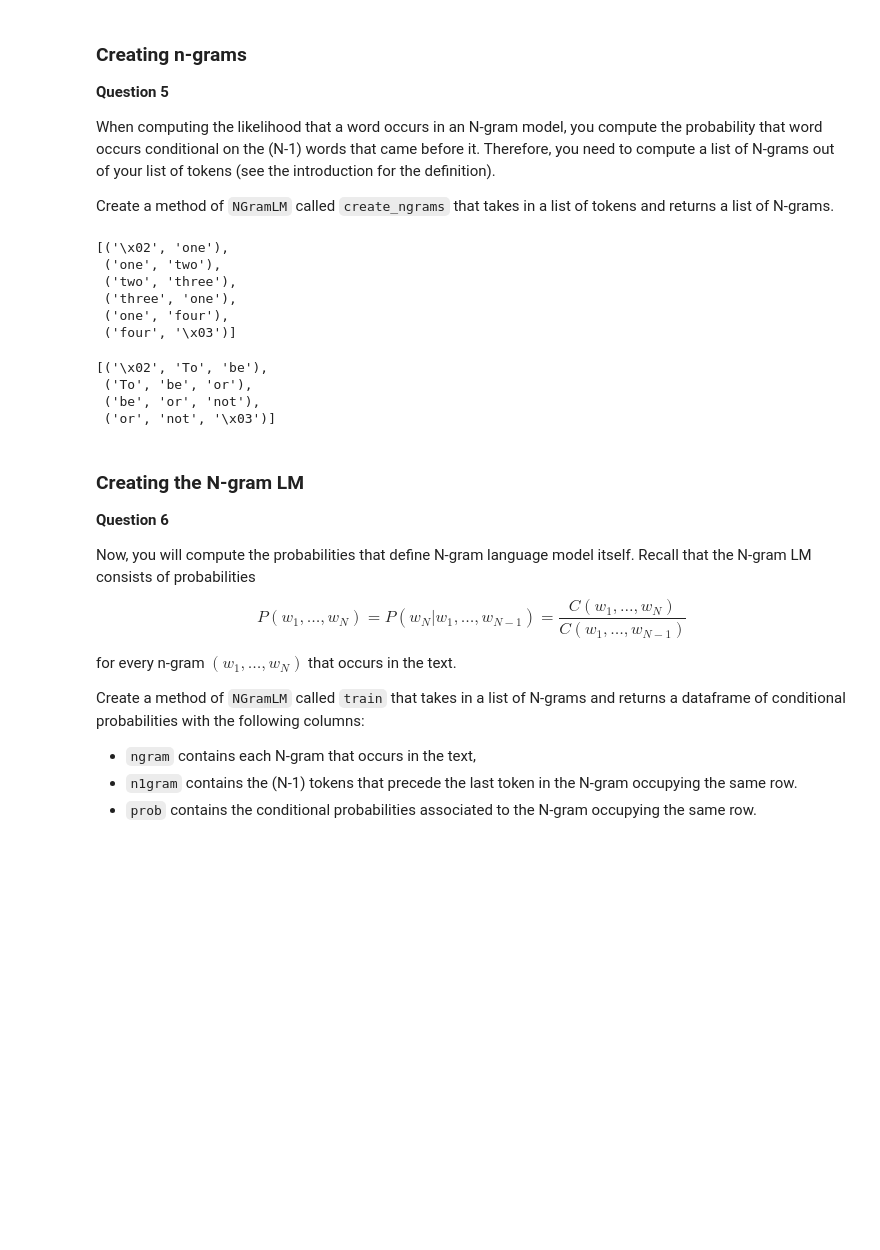
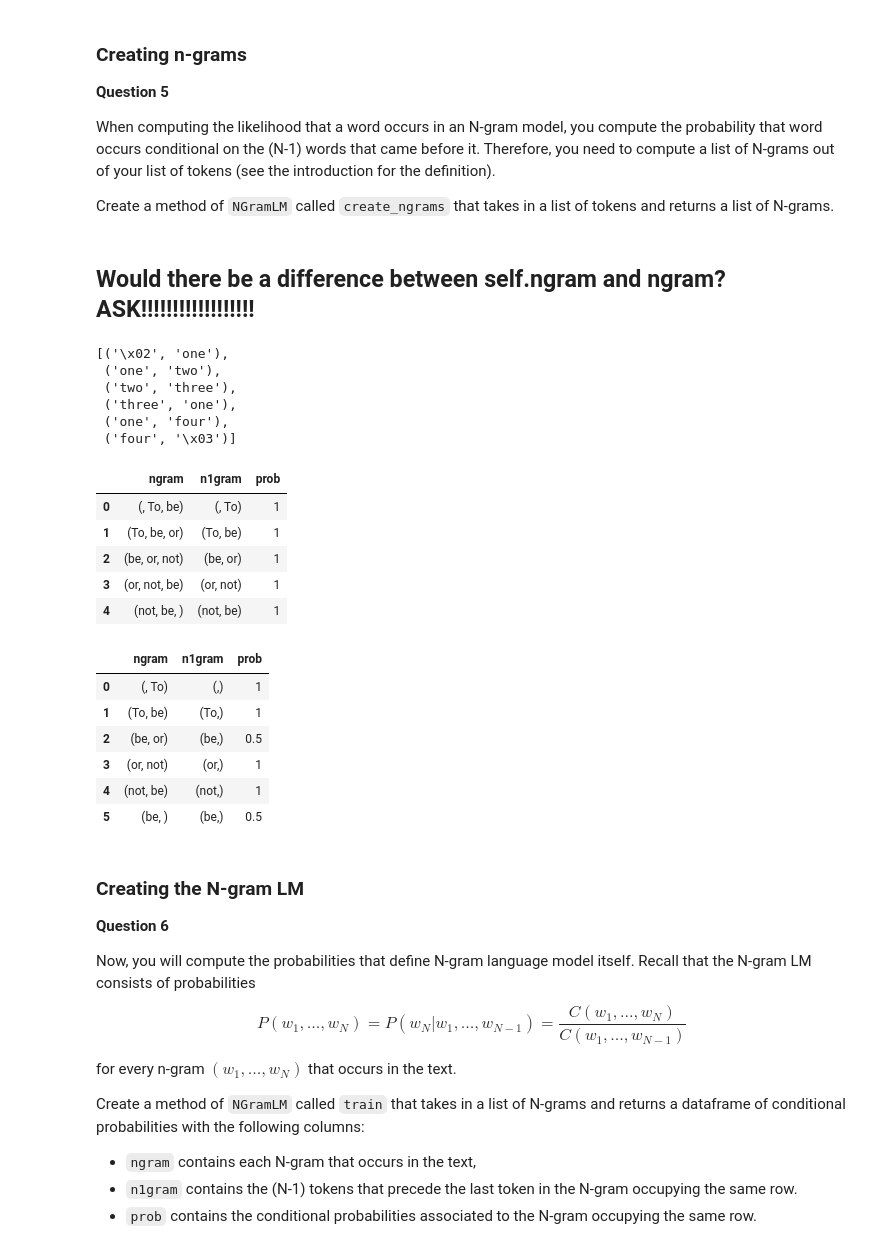
Before and after one commit to AECassAWei/dsc80-wi20, a Jupyter notebook: projects/project04/project04.ipynb, the cells around one changed output. Cells and saved outputs as stored; diff of their text form; code cells hidden in the pictures; blank space fills up the shorter version.

```diff
--- a/projects/project04/project04.ipynb
+++ b/projects/project04/project04.ipynb
@@ -588,6 +597,8 @@ The `NGramLM` class contains a few extra methods and attributes beyond those of
 When computing the likelihood that a word occurs in an N-gram model, you compute the probability that word occurs conditional on the (N-1) words that came before it. Therefore, you need to compute a list of N-grams out of your list of tokens (see the introduction for the definition).
 
 Create a method of `NGramLM` called `create_ngrams` that takes in a list of tokens and returns a list of N-grams.
+# %% [markdown]
+## Would there be a difference between self.ngram and ngram?  ASK!!!!!!!!!!!!!!!!!!
 # %%
 class NGramLM(object):
 
@@ -726,14 +777,27 @@ out
  ('one', 'four'),
  ('four', '\x03')]
 # %%
-tokens = tuple('\x02 To be or not \x03'.split())
+tokens = tuple('\x02 To be or not be \x03'.split())
 trigrams = NGramLM(3, tokens)
 trigrams.ngrams
+trigrams.mdl
 # %% [output]
-[('\x02', 'To', 'be'),
- ('To', 'be', 'or'),
- ('be', 'or', 'not'),
- ('or', 'not', '\x03')]
+|  | ngram | n1gram | prob |
+| 0 | (, To, be) | (, To) | 1 |
+| 1 | (To, be, or) | (To, be) | 1 |
+| 2 | (be, or, not) | (be, or) | 1 |
+| 3 | (or, not, be) | (or, not) | 1 |
+| 4 | (not, be, ) | (not, be) | 1 |
+# %%
+trigrams.prev_mdl.mdl
+# %% [output]
+|  | ngram | n1gram | prob |
+| 0 | (, To) | (,) | 1 |
+| 1 | (To, be) | (To,) | 1 |
+| 2 | (be, or) | (be,) | 0.5 |
+| 3 | (or, not) | (or,) | 1 |
+| 4 | (not, be) | (not,) | 1 |
+| 5 | (be, ) | (be,) | 0.5 |
 # %% [markdown]
 ### Creating the N-gram LM
 
```
Also changed, not shown: parts of 26 cells of this notebook.
